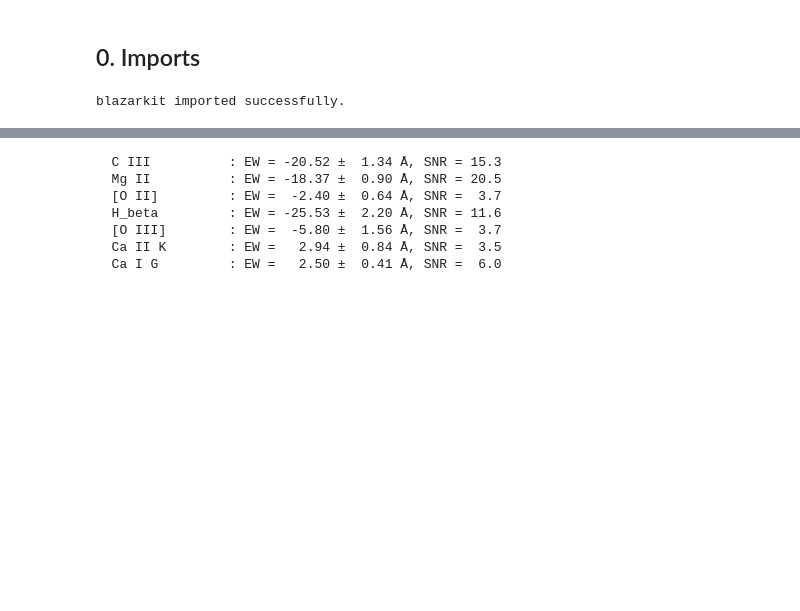
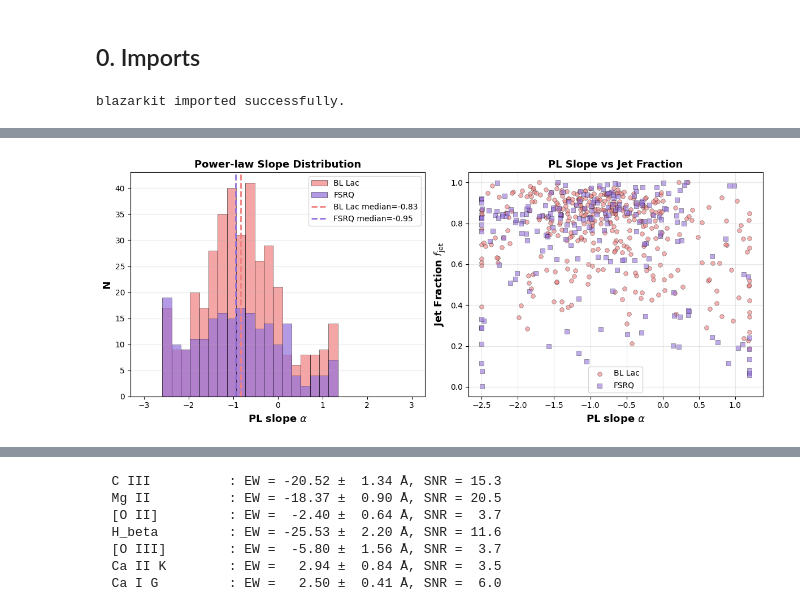
Before and after one commit to minlowie/Blazar-Analysis-Pipeline, a Jupyter notebook: demo.ipynb, the cells around one changed output, grey strips where cells are left out. Drawn from its saved outputs; the diff is of its cells as text; code cells hidden in the pictures; blank space fills up the shorter version.

```diff
--- a/demo.ipynb
+++ b/demo.ipynb
@@ -55,0 +203,44 @@ blazarkit imported successfully.
+# %%
+# PL slope (alpha) distribution by blazar class
+alpha_vals = np.array(vac['PL_alpha'], dtype=float)
+finite_mask = np.isfinite(alpha_vals)
+
+fig, axes = plt.subplots(1, 2, figsize=(12, 5))
+
+# Left — histogram
+bins = np.linspace(-3, 3, 30)
+axes[0].hist(alpha_vals[bl_mask & sn_mask & finite_mask], bins=bins,
+             color='lightcoral', alpha=0.7, label='BL Lac', edgecolor='black', lw=0.5)
+axes[0].hist(alpha_vals[fsrq_mask & sn_mask & finite_mask], bins=bins,
+             color='mediumpurple', alpha=0.7, label='FSRQ', edgecolor='black', lw=0.5)
+axes[0].axvline(np.nanmedian(alpha_vals[bl_mask & sn_mask & finite_mask]),
+                color='lightcoral', ls='--', lw=2,
+                label=f'BL Lac median={np.nanmedian(alpha_vals[bl_mask & sn_mask & finite_mask]):.2f}')
+axes[0].axvline(np.nanmedian(alpha_vals[fsrq_mask & sn_mask & finite_mask]),
+                color='mediumpurple', ls='--', lw=2,
+                label=f'FSRQ median={np.nanmedian(alpha_vals[fsrq_mask & sn_mask & finite_mask]):.2f}')
+axes[0].set_xlabel(r'PL slope $\alpha$', fontsize=13, fontweight='bold')
+axes[0].set_ylabel('N', fontsize=13, fontweight='bold')
+axes[0].set_title('Power-law Slope Distribution', fontsize=13, fontweight='bold')
+axes[0].legend(fontsize=10)
+axes[0].grid(alpha=0.3, axis='y')
+
+# Right — alpha vs jet fraction
+axes[1].scatter(alpha_vals[bl_mask & sn_mask & finite_mask],
+                jet_vals[bl_mask & sn_mask & finite_mask],
+                color='lightcoral', s=30, alpha=0.6, label='BL Lac',
+                edgecolors='black', linewidths=0.4)
+axes[1].scatter(alpha_vals[fsrq_mask & sn_mask & finite_mask],
+                jet_vals[fsrq_mask & sn_mask & finite_mask],
+                color='mediumpurple', s=30, alpha=0.6, label='FSRQ',
+                edgecolors='black', linewidths=0.4, marker='s')
+axes[1].set_xlabel(r'PL slope $\alpha$', fontsize=13, fontweight='bold')
+axes[1].set_ylabel('Jet Fraction $f_{\\rm jet}$', fontsize=13, fontweight='bold')
+axes[1].set_title('PL Slope vs Jet Fraction', fontsize=13, fontweight='bold')
+axes[1].legend(fontsize=10)
+axes[1].grid(alpha=0.3)
+
+plt.tight_layout()
+plt.show()
+# %% [output]
+[figure, added]
```
Also changed, not shown: parts of 27 cells of this notebook.
